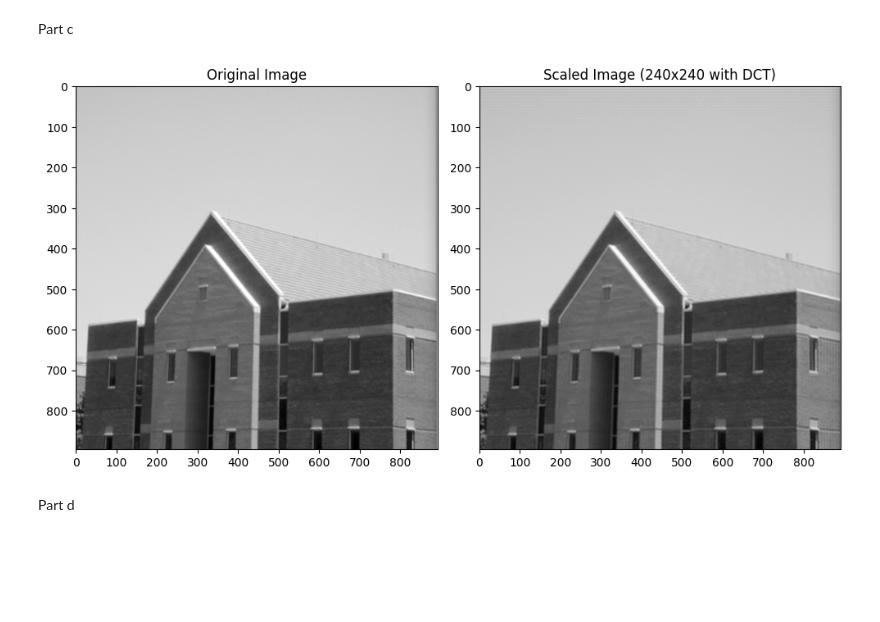
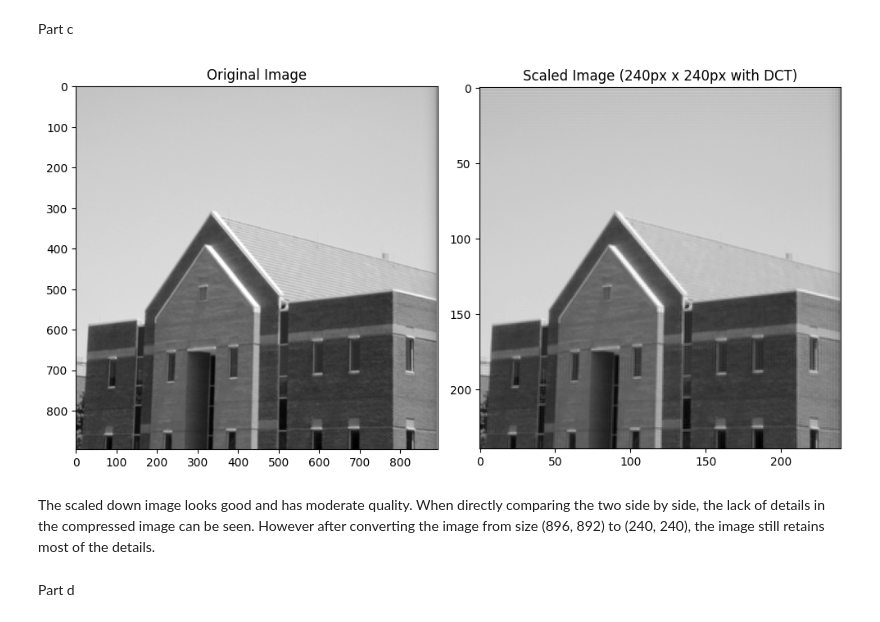
Before and after one commit to Chanidu-Edirisinghe/MathsCW, a Jupyter notebook: CW.ipynb, the cells around one changed output. Cells and saved outputs as stored; diff of their text form; code cells hidden in the pictures; blank space fills up the shorter version.

```diff
--- a/CW.ipynb
+++ b/CW.ipynb
@@ -392,30 +392,30 @@ Part c
 # %%
 from scipy.fftpack import dct, idct
 dct_image = dct(dct(gray_image.T, norm='ortho').T, norm='ortho')
 
 height, width = gray_image.shape
 scaled_dct_image = np.copy(dct_image)
 
-scaled_dct_image[240:, :] = 0  # Zero out high-frequency rows
-scaled_dct_image[:, 240:] = 0  # Zero out high-frequency columns
-
-idct_image = idct(idct(scaled_dct_image.T, norm='ortho').T, norm='ortho')
+resized_dct_image = scaled_dct_image[:240, :240]
+idct_image = idct(idct(resized_dct_image.T, norm='ortho').T, norm='ortho')
 
 plt.figure(figsize=(10, 6))
 
 # Display the original image
 plt.subplot(1, 2, 1)
 plt.title("Original Image")
 plt.imshow(gray_image, cmap='gray')
 
 # Display the scaled image
 plt.subplot(1, 2, 2)
-plt.title("Scaled Image (240x240 with DCT)")
+plt.title("Scaled Image (240px x 240px with DCT)")
 plt.imshow(idct_image, cmap='gray')
 
 plt.tight_layout()
 plt.show()
 # %% [output]
-[figure, old version]
+[figure, new version]
+# %% [markdown]
+The scaled down image looks good and has moderate quality. When directly comparing the two side by side, the lack of details in the compressed image can be seen. However after converting the image from size (896, 892) to (240, 240), the image still retains most of the details.
 # %% [markdown]
 Part d
```
Also changed, not shown: parts of 4 cells of this notebook, 1 other file.
